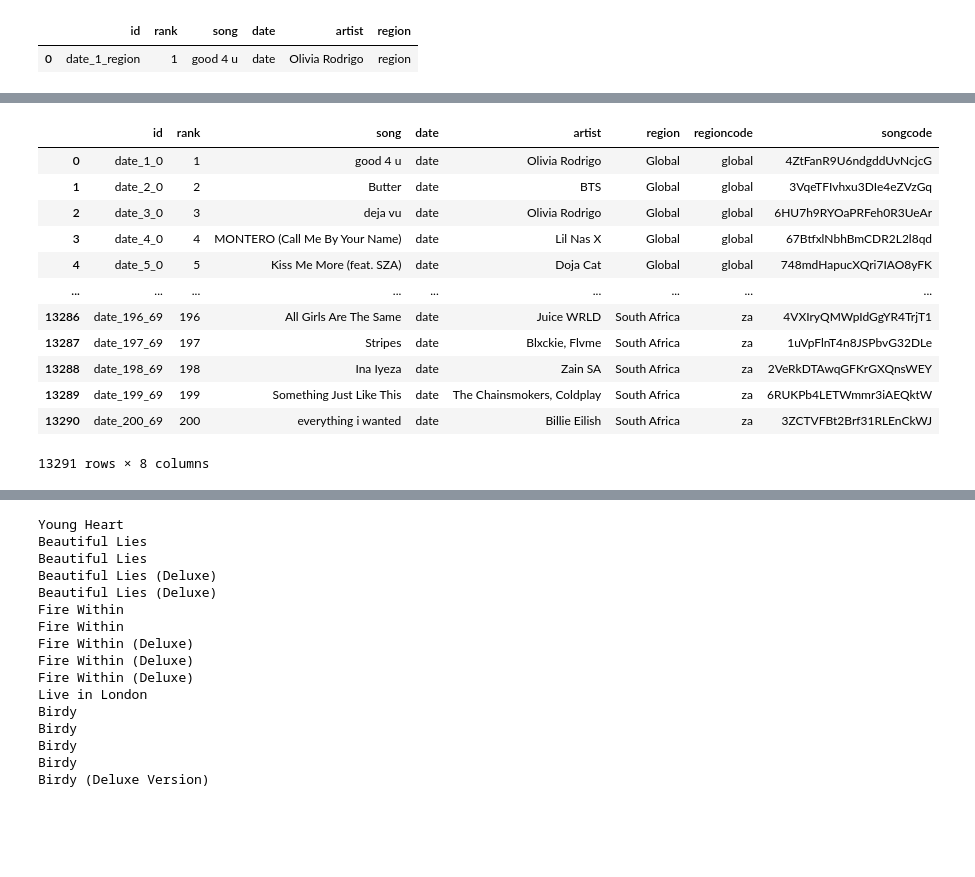
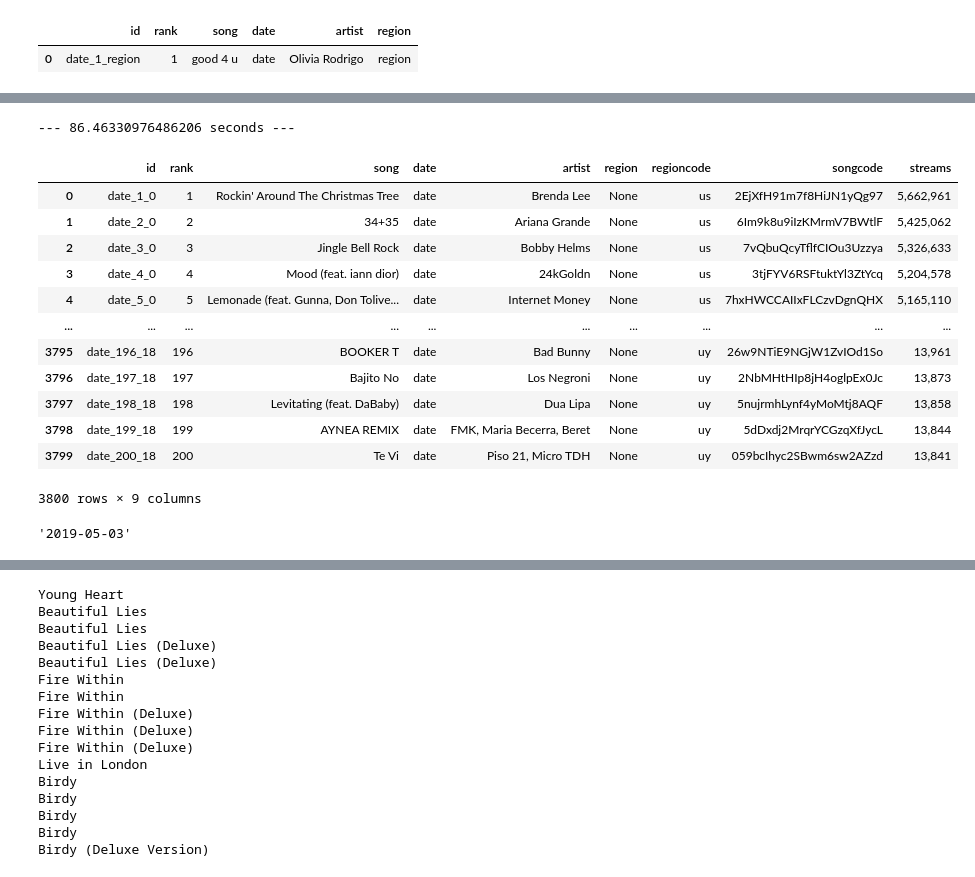
Before and after one commit to jasperhk5555/STA141B_Final, a Jupyter notebook: top200data.ipynb, the cells around one changed output, grey strips where cells are left out. Drawn from its saved outputs; the diff is of its cells as text; code cells hidden in the pictures; blank space fills up the shorter version.

```diff
--- a/top200data.ipynb
+++ b/top200data.ipynb
@@ -133,4 +150,5 @@ pd.read_sql('select * from top200',engine)
 # %%
+start_time = time.time()
 engine.execute('DROP TABLE IF EXISTS "top200";')
 engine.execute('CREATE TABLE "top200" ('
                'id VARCHAR,'
@@ -138,43 +156,64 @@ engine.execute('CREATE TABLE "top200" ('
                'song VARCHAR, '
                'date VARCHAR, '
                'artist VARCHAR, '
-               'region VARCHAR, '
                'regioncode VARCHAR, '
                'songcode VARCHAR, '
+               'streams INTEGER NOT NULL, '
                'PRIMARY KEY (id));')
 
 scraper = cloudscraper.create_scraper()
-for place in range(70):
+for place in range(19):
 
 
-    url = "https://spotifycharts.com/regional/{}/daily/2021-05-25".format(regiondata.loc[place,'code'])
+    url = "https://spotifycharts.com/regional/{}/weekly/2020-12-25--2021-01-01".format(regiondata.loc[place,'code'])
 
     r = scraper.get(url)
     clim = BeautifulSoup(r.text,'lxml')
 
     rank = clim.find_all(name='td',attrs={'class':'chart-table-position'})
     info = clim.find_all(name='td',attrs={'class':'chart-table-track'})
-    link = clim.find_all(name='a')[6:-5] #only song links
+    link = clim.find_all(name='a')[6:-5]  #only song links
+    streams = clim.find_all(name='td',attrs={'class':'chart-table-streams'})
 
     for i in range(len(rank)):
         id = "date_{}_{}".format(int(rank[i].text),place)
-        filler = (id, int(rank[i].text), info[i].text.splitlines()[1] , "date" , info[i].text.splitlines()[2][3:], regiondata.loc[place,'country'], regiondata.loc[place,'code'], link[i].get('href')[-22:])
+        filler = (id, int(rank[i].text), info[i].text.splitlines()[1] , "date" , info[i].text.splitlines()[2][3:], regiondata.loc[place,'code'], link[i].get('href')[-22:], streams[i].text)
 
         engine.execute('INSERT INTO "top200" '
-                       '(id, rank, song, date, artist, region, regioncode, songcode) '
+                       '(id, rank, song, date, artist, regioncode, songcode, streams) '
                    'VALUES (?,?,?,?,?,?,?,?) ', filler )
-pd.read_sql('select * from top200',engine)
+
+
+print("--- %s seconds ---" % (time.time() - start_time))
+#pd.read_sql('select * from top200',engine)
 # %% [output]
-|  | id | rank | song | date | artist | region | regioncode | songcode |
-| 0 | date_1_0 | 1 | good 4 u | date | Olivia Rodrigo | Global | global | 4ZtFanR9U6ndgddUvNcjcG |
-| 1 | date_2_0 | 2 | Butter | date | BTS | Global | global | 3VqeTFIvhxu3DIe4eZVzGq |
-| 2 | date_3_0 | 3 | deja vu | date | Olivia Rodrigo | Global | global | 6HU7h9RYOaPRFeh0R3UeAr |
-| 3 | date_4_0 | 4 | MONTERO (Call Me By Your Name) | date | Lil Nas X | Global | global | 67BtfxlNbhBmCDR2L2l8qd |
-| 4 | date_5_0 | 5 | Kiss Me More (feat. SZA) | date | Doja Cat | Global | global | 748mdHapucXQri7IAO8yFK |
-| ... | ... | ... | ... | ... | ... | ... | ... | ... |
-| 13286 | date_196_69 | 196 | All Girls Are The Same | date | Juice WRLD | South Africa | za | 4VXIryQMWpIdGgYR4TrjT1 |
-| 13287 | date_197_69 | 197 | Stripes | date | Blxckie, Flvme | South Africa | za | 1uVpFlnT4n8JSPbvG32DLe |
-| 13288 | date_198_69 | 198 | Ina Iyeza | date | Zain SA | South Africa | za | 2VeRkDTAwqGFKrGXQnsWEY |
-| 13289 | date_199_69 | 199 | Something Just Like This | date | The Chainsmokers, Coldplay | South Africa | za | 6RUKPb4LETWmmr3iAEQktW |
-| 13290 | date_200_69 | 200 | everything i wanted | date | Billie Eilish | South Africa | za | 3ZCTVFBt2Brf31RLEnCkWJ |
-13291 rows × 8 columns
+--- 86.46330976486206 seconds ---
+# %%
+pd.reset_option('^display.', silent=True)
+pd.read_sql('select * from top200',engine)
+# %% [output]
+|  | id | rank | song | date | artist | region | regioncode | songcode | streams |
+| 0 | date_1_0 | 1 | Rockin' Around The Christmas Tree | date | Brenda Lee | None | us | 2EjXfH91m7f8HiJN1yQg97 | 5,662,961 |
+| 1 | date_2_0 | 2 | 34+35 | date | Ariana Grande | None | us | 6Im9k8u9iIzKMrmV7BWtlF | 5,425,062 |
+| 2 | date_3_0 | 3 | Jingle Bell Rock | date | Bobby Helms | None | us | 7vQbuQcyTflfCIOu3Uzzya | 5,326,633 |
+| 3 | date_4_0 | 4 | Mood (feat. iann dior) | date | 24kGoldn | None | us | 3tjFYV6RSFtuktYl3ZtYcq | 5,204,578 |
+| 4 | date_5_0 | 5 | Lemonade (feat. Gunna, Don Tolive... | date | Internet Money | None | us | 7hxHWCCAIIxFLCzvDgnQHX | 5,165,110 |
+| ... | ... | ... | ... | ... | ... | ... | ... | ... | ... |
+| 3795 | date_196_18 | 196 | BOOKER T | date | Bad Bunny | None | uy | 26w9NTiE9NGjW1ZvIOd1So | 13,961 |
+| 3796 | date_197_18 | 197 | Bajito No | date | Los Negroni | None | uy | 2NbMHtHIp8jH4oglpEx0Jc | 13,873 |
+| 3797 | date_198_18 | 198 | Levitating (feat. DaBaby) | date | Dua Lipa | None | uy | 5nujrmhLynf4yMoMtj8AQF | 13,858 |
+| 3798 | date_199_18 | 199 | AYNEA REMIX | date | FMK, Maria Becerra, Beret | None | uy | 5dDxdj2MrqrYCGzqXfJycL | 13,844 |
+| 3799 | date_200_18 | 200 | Te Vi | date | Piso 21, Micro TDH | None | uy | 059bcIhyc2SBwm6sw2AZzd | 13,841 |
+3800 rows × 9 columns
+# %%
+import datetime
+start_date = datetime.date(2017, 1, 6)
+end_date = datetime.date(2021, 1, 1)
+delta = datetime.timedelta(days = 7)
+ls_date = []
+while start_date <= end_date:
+    ls_date.append(str(start_date))
+    start_date += delta
+ls_date[121]
+# %% [output]
+'2019-05-03'
```
Also changed, not shown: parts of 17 cells of this notebook.
